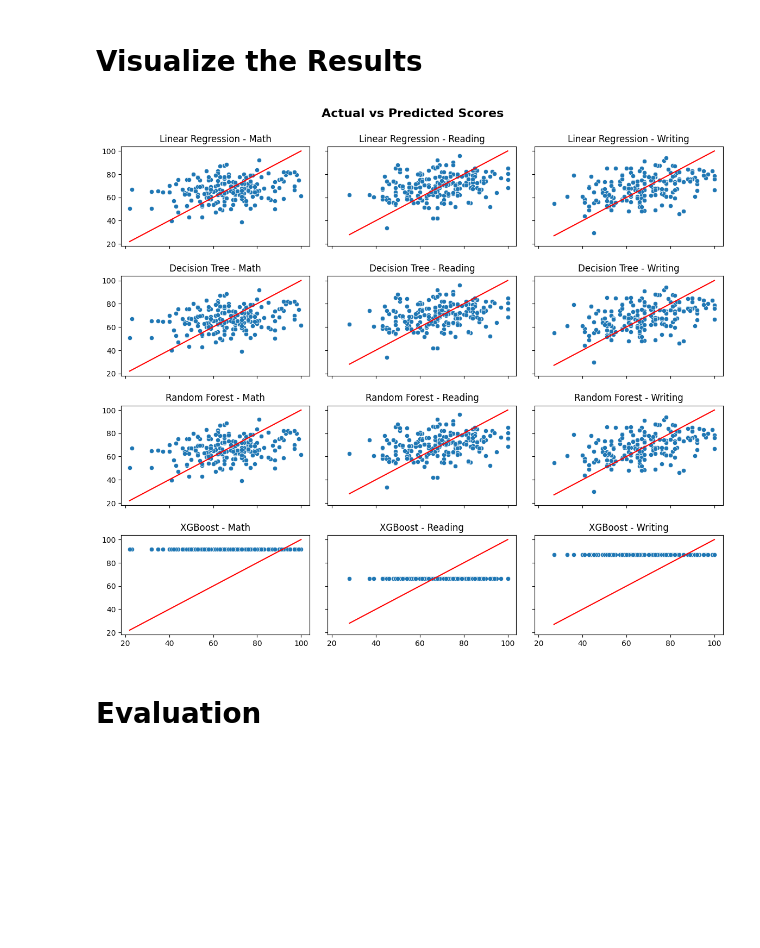
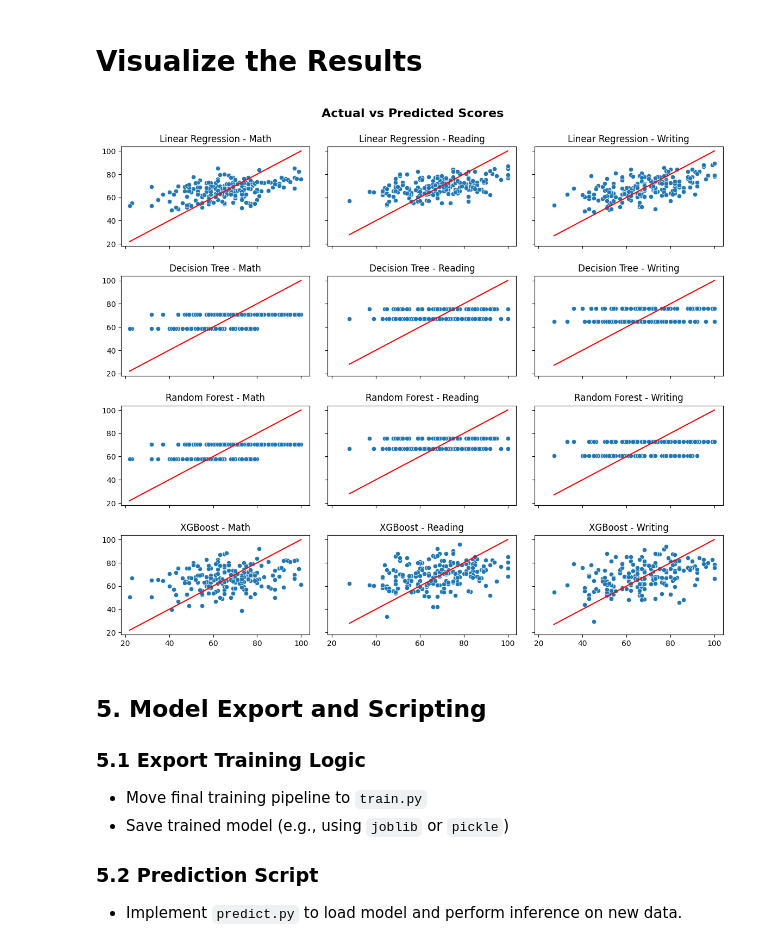
Before and after one commit to nebellleben/machine-learning-zoomcamp, a Jupyter notebook: midterm-project/notebook.ipynb, the cells around one changed output. Saved outputs shown, nothing was run; the diff lists cells and outputs as text; code cells hidden in the pictures; blank space fills up the shorter version.

```diff
--- a/midterm-project/notebook.ipynb
+++ b/midterm-project/notebook.ipynb
@@ -304,6 +302,11 @@ print(dv.get_feature_names_out())
 
 * Create summary table comparing all models on validation data (RMSE)
 * Select the **best-performing model**
+# %%
+# Initialise models and predicted results
+
+models = {}
+predictions = {}
 # %%
 # Linear Regression (Lasso)
 
@@ -337,9 +372,19 @@ for i in range(3):
 # Random Forest Regressor
 
 # For Math, Reading, Writing [0,1,2]:
-rf = []
-pred_rf = []
-for i in range(3):
-    rf.append(RandomForestRegressor())
-    rf[i].fit(X_train, y_train[i])
-    pred_rf.append(dt[i].predict(X_val))
+
+rf_n_estimators = [1,5,10,15]
+rf_max_depth = [1,5,10,15]
+
+models['rf'] = []
+predictions['rf'] = []
+for ne in rf_n_estimators:
+    for md in rf_max_depth:
+        for i in range(3):
+            models['rf'].append(RandomForestRegressor(n_estimators = ne, max_depth = md))
+            models['rf'][i].fit(X_train, y_train[i])
+            predictions['rf'].append(models['rf'][i].predict(X_val))
+
+        print(f'max_depth: {md}, n_estimators: {ne}, RMSE: {(mean_squared_error(y_val[0], predictions['rf'][0])+mean_squared_error(y_val[1], predictions['rf'][1])+mean_squared_error(y_val[2], predictions['rf'][2]))**0.5}')
+
+# tune n_estimators and max_depth
@@ -349,8 +411,12 @@ for i in range(3):
 etas = [1, 0.5, 0.3, 0.1, 0.05]
 features = list(dv.get_feature_names_out())
 
+models['xgb'] = []
+predictions['xgb'] = []
+
 for eta in etas:
 
+    score = 0
     for i in range(3):
 
         dtrain = xgb.DMatrix(X_train, label=y_train[i], feature_names=features)
@@ -380,9 +446,11 @@ for eta in etas:
 
         model = xgb.train(xgb_params,dtrain=dtrain,num_boost_round=100)
 
-        pred_xgb = model.predict(dval)
-        score = np.sqrt(mean_squared_error(y_val[i], pred_xgb))
+        models['xgb'].append(model)
 
-        print(f'eta:{eta}, score:%.3f' % score)
-# some kind of tuning?
+        predictions['xgb'].append(model.predict(dval))
+        score += mean_squared_error(y_val[i], predictions['xgb'][i])
+
+    score = score**0.5
+    print(f'eta:{eta}, RMSE:%.3f' % score)
 # %% [output]
@@ -501,24 +468,23 @@ pip install -r requirements.txt
 # %%
 types = ['Math', 'Reading', 'Writing']
 methods = {'lr':'Linear Regression','dt':'Decision Tree','rf':'Random Forest','xgb':'XGBoost'}
 
 fig, ax = plt.subplots(nrows=4, ncols=3, figsize=(12, 10), sharex=True, sharey=True)
 
 for index, (m,n) in enumerate(methods.items()):
     for i,name in enumerate(types):
-        y_var = globals()[f'pred_{m}'][i]
+        #y_var = globals()[f'pred_{m}'][i]
+        y_var = predictions[m][i]
         sns.scatterplot(x=y_val[i], y=y_var, ax=ax[index,i])
         min_val = min(y_val[i].min(), y_var.min())
         max_val = max(y_val[i].max(), y_var.max())
         line = np.linspace(min_val, max_val, 2)
         ax[index,i].plot(line, line, color='red')
         ax[index,i].set_title(f'{n} - {name}')
 
 fig.tight_layout(pad=2.0)
 fig.suptitle("Actual vs Predicted Scores", fontsize=16, y=1.02, fontweight='bold')
 
 plt.show()
 # %% [output]
-[figure, old version]
+[figure, new version]
-# %% [markdown]
-# Evaluation
@@ -529,0 +491,11 @@ plt.show()
+# %% [markdown]
+## 5. Model Export and Scripting
+
+### 5.1 Export Training Logic
+
+* Move final training pipeline to `train.py`
+* Save trained model (e.g., using `joblib` or `pickle`)
+
+### 5.2 Prediction Script
+
+* Implement `predict.py` to load model and perform inference on new data.
```
Also changed, not shown: parts of 12 cells of this notebook, 2 other files.
